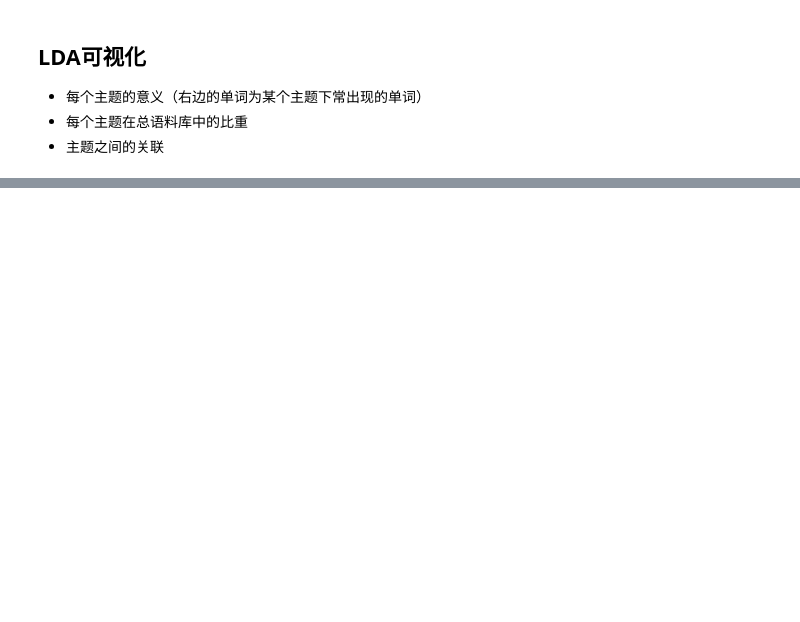
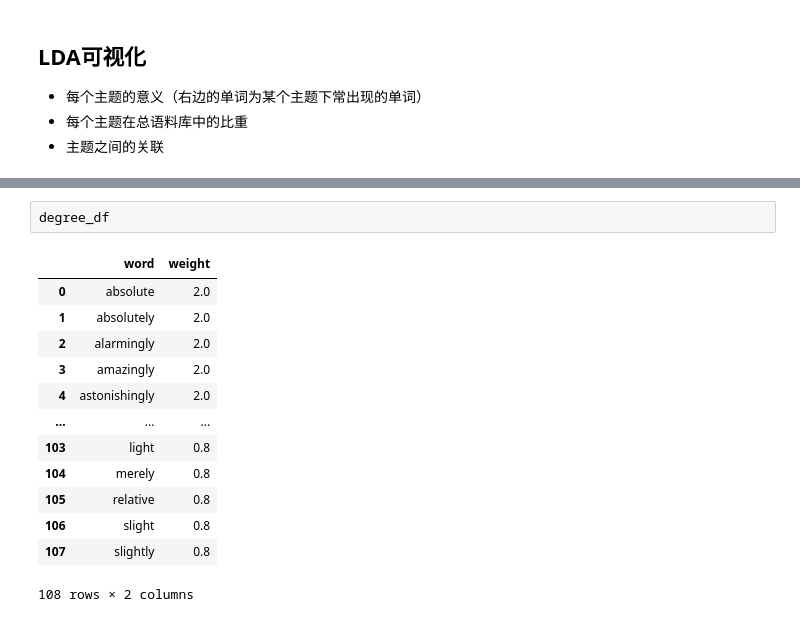
Before and after one commit to jiayu1011/TwitterDM, a Jupyter notebook: TwitterAnalyzing.ipynb, the cells around one changed output, grey strips where cells are left out. Cells and saved outputs as stored; diff of their text form; blank space fills up the shorter version.

```diff
--- a/TwitterAnalyzing.ipynb
+++ b/TwitterAnalyzing.ipynb
@@ -1235,0 +1261,16 @@ Name: attr, dtype: int64
+# %%
+degree_df
+# %% [output]
+|  | word | weight |
+| 0 | absolute | 2.0 |
+| 1 | absolutely | 2.0 |
+| 2 | alarmingly | 2.0 |
+| 3 | amazingly | 2.0 |
+| 4 | astonishingly | 2.0 |
+| ... | ... | ... |
+| 103 | light | 0.8 |
+| 104 | merely | 0.8 |
+| 105 | relative | 0.8 |
+| 106 | slight | 0.8 |
+| 107 | slightly | 0.8 |
+108 rows × 2 columns
```
Also changed, not shown: parts of 31 cells of this notebook, 9 other files.
